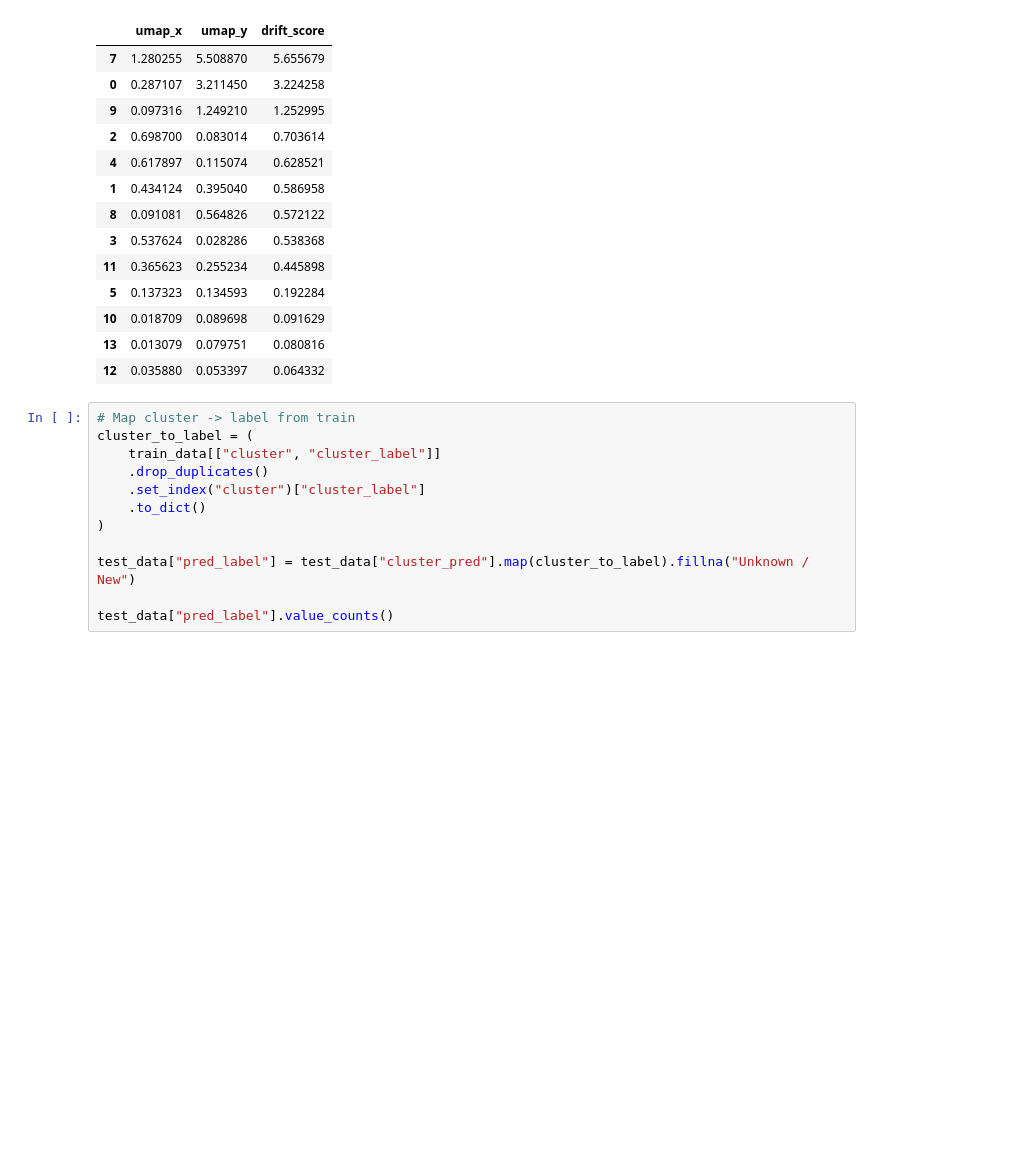
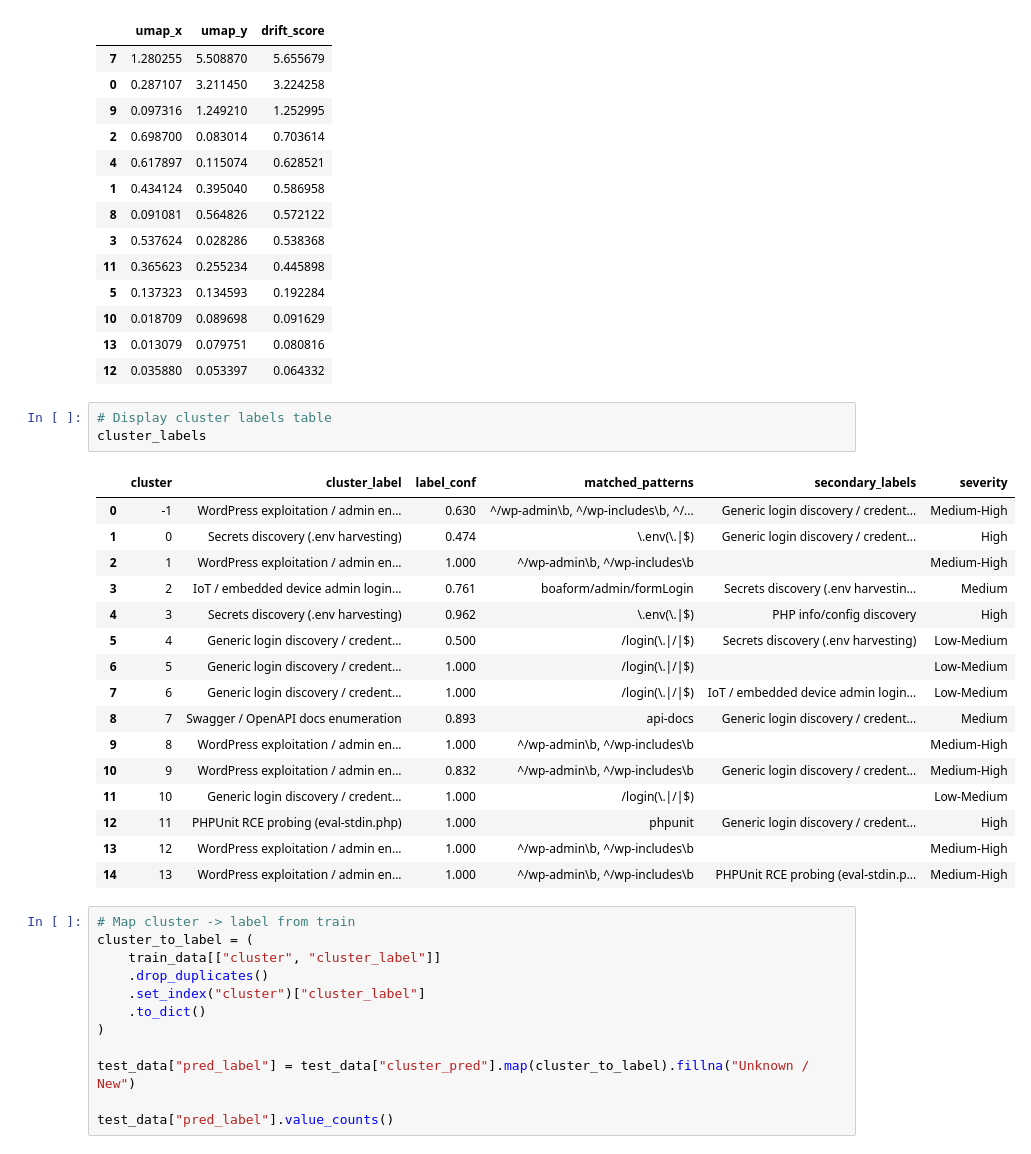
Before and after one commit to G-cae78/ProtectTheHoney, a Jupyter notebook: Machine Learning/model_training_improved.ipynb, the cells around one changed output. Saved outputs shown, nothing was run; the diff lists cells and outputs as text; blank space fills up the shorter version.

```diff
--- a/Machine Learning/model_training_improved.ipynb
+++ b/Machine Learning/model_training_improved.ipynb
@@ -850,6 +850,26 @@ drift.sort_values("drift_score", ascending=False).head(20)
 | 10 | 0.018709 | 0.089698 | 0.091629 |
 | 13 | 0.013079 | 0.079751 | 0.080816 |
 | 12 | 0.035880 | 0.053397 | 0.064332 |
+# %%
+# Display cluster labels table
+cluster_labels
+# %% [output]
+|  | cluster | cluster_label | label_conf | matched_patterns | secondary_labels | severity |
+| 0 | -1 | WordPress exploitation / admin en... | 0.630 | ^/wp-admin\b, ^/wp-includes\b, ^/... | Generic login discovery / credent... | Medium-High |
+| 1 | 0 | Secrets discovery (.env harvesting) | 0.474 | \.env(\.|$) | Generic login discovery / credent... | High |
+| 2 | 1 | WordPress exploitation / admin en... | 1.000 | ^/wp-admin\b, ^/wp-includes\b |  | Medium-High |
+| 3 | 2 | IoT / embedded device admin login... | 0.761 | boaform/admin/formLogin | Secrets discovery (.env harvestin... | Medium |
+| 4 | 3 | Secrets discovery (.env harvesting) | 0.962 | \.env(\.|$) | PHP info/config discovery | High |
+| 5 | 4 | Generic login discovery / credent... | 0.500 | /login(\.|/|$) | Secrets discovery (.env harvesting) | Low-Medium |
+| 6 | 5 | Generic login discovery / credent... | 1.000 | /login(\.|/|$) |  | Low-Medium |
+| 7 | 6 | Generic login discovery / credent... | 1.000 | /login(\.|/|$) | IoT / embedded device admin login... | Low-Medium |
+| 8 | 7 | Swagger / OpenAPI docs enumeration | 0.893 | api-docs | Generic login discovery / credent... | Medium |
+| 9 | 8 | WordPress exploitation / admin en... | 1.000 | ^/wp-admin\b, ^/wp-includes\b |  | Medium-High |
+| 10 | 9 | WordPress exploitation / admin en... | 0.832 | ^/wp-admin\b, ^/wp-includes\b | Generic login discovery / credent... | Medium-High |
+| 11 | 10 | Generic login discovery / credent... | 1.000 | /login(\.|/|$) |  | Low-Medium |
+| 12 | 11 | PHPUnit RCE probing (eval-stdin.php) | 1.000 | phpunit | Generic login discovery / credent... | High |
+| 13 | 12 | WordPress exploitation / admin en... | 1.000 | ^/wp-admin\b, ^/wp-includes\b |  | Medium-High |
+| 14 | 13 | WordPress exploitation / admin en... | 1.000 | ^/wp-admin\b, ^/wp-includes\b | PHPUnit RCE probing (eval-stdin.p... | Medium-High |
 # %%
 # Map cluster -> label from train
 cluster_to_label = (
```
Also changed, not shown: 2 other files.
